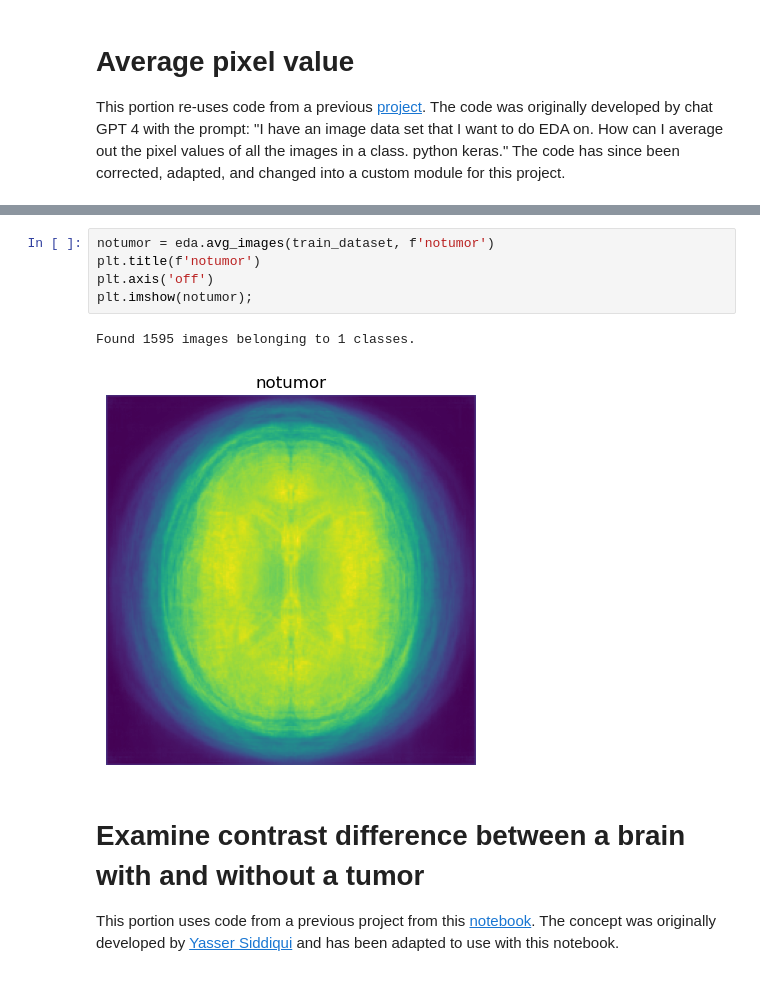
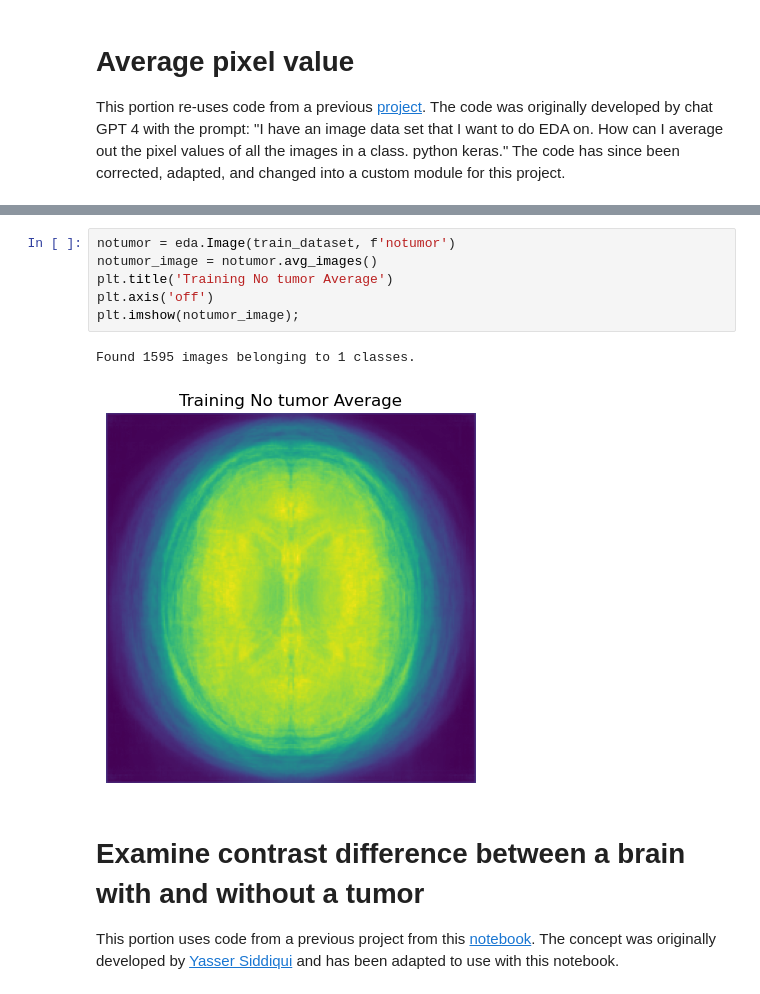
Before and after one commit to DerikVo/Brain_tumor_classification, a Jupyter notebook: Notebooks/01_EDA.ipynb, the cells around one changed output, grey strips where cells are left out. Cells and saved outputs as stored; diff of their text form.

```diff
--- a/Notebooks/01_EDA.ipynb
+++ b/Notebooks/01_EDA.ipynb
@@ -81,11 +84,12 @@ Found 1321 images belonging to 1 classes.
 # %%
-notumor = eda.avg_images(train_dataset, f'notumor')
-plt.title(f'notumor')
+notumor = eda.Image(train_dataset, f'notumor')
+notumor_image = notumor.avg_images()
+plt.title('Training No tumor Average')
 plt.axis('off')
-plt.imshow(notumor);
+plt.imshow(notumor_image);
 # %% [output]
 Found 1595 images belonging to 1 classes.
-[figure, old version]
+[figure, new version]
 # %% [markdown]
 # Examine contrast difference between a brain with and without a tumor
 This portion uses code from a previous project from this [notebook](https://github.com/DerikVo/DSI_project_4_plant_disease/blob/main/notebooks/01_Potato_PlantVillageEDA.ipynb). The concept was originally developed by [Yasser Siddiqui](syasser126@gmail.com) and has been adapted to use with this notebook.
```
Also changed, not shown: parts of 14 cells of this notebook, 1 other file.
